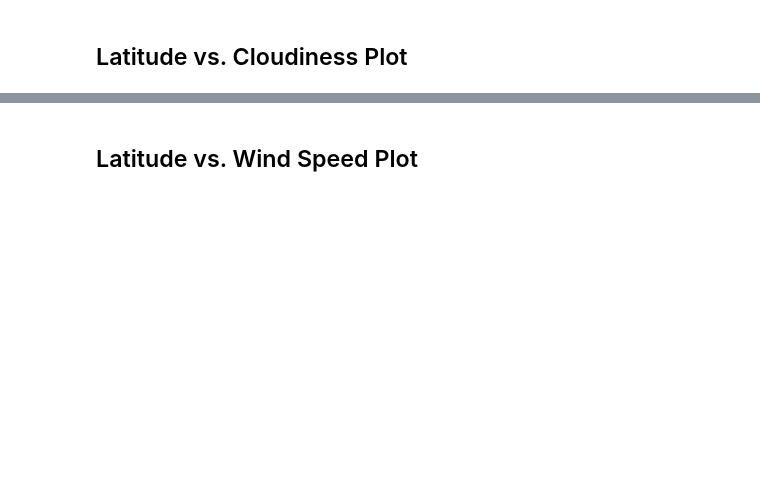
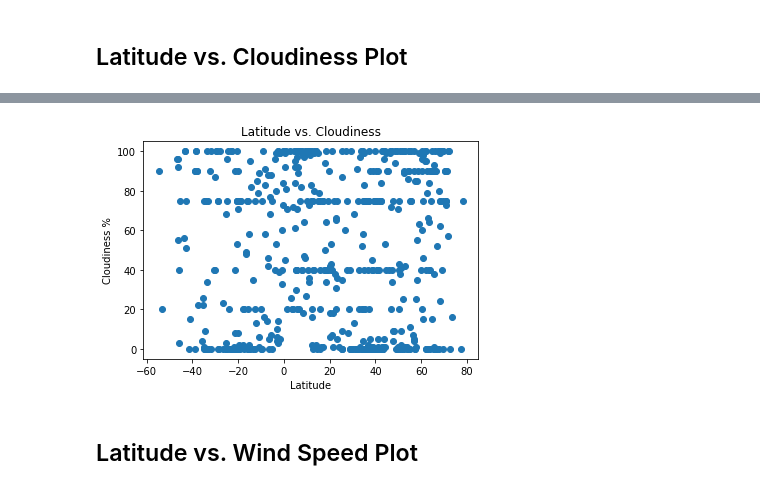
Before and after one commit to tonygardella5/python-api-challenge, a Jupyter notebook: WeatherPy/WeatherPy.ipynb, the cells around one changed output, grey strips where cells are left out. Drawn from its saved outputs; the diff is of its cells as text; code cells hidden in the pictures; blank space fills up the shorter version.

```diff
--- a/WeatherPy/WeatherPy.ipynb
+++ b/WeatherPy/WeatherPy.ipynb
@@ -212,2 +175,10 @@ Int64Index([], dtype='int64')
+# %%
+plt.scatter(lat,cloudiness)
+plt.title("Latitude vs. Cloudiness")
+plt.xlabel("Latitude")
+plt.ylabel("Cloudiness %")
+plt.show()
+# %% [output]
+[figure, added]
 # %% [markdown]
 ## Latitude vs. Wind Speed Plot
```
Also changed, not shown: parts of 18 cells of this notebook, 2 other files.
